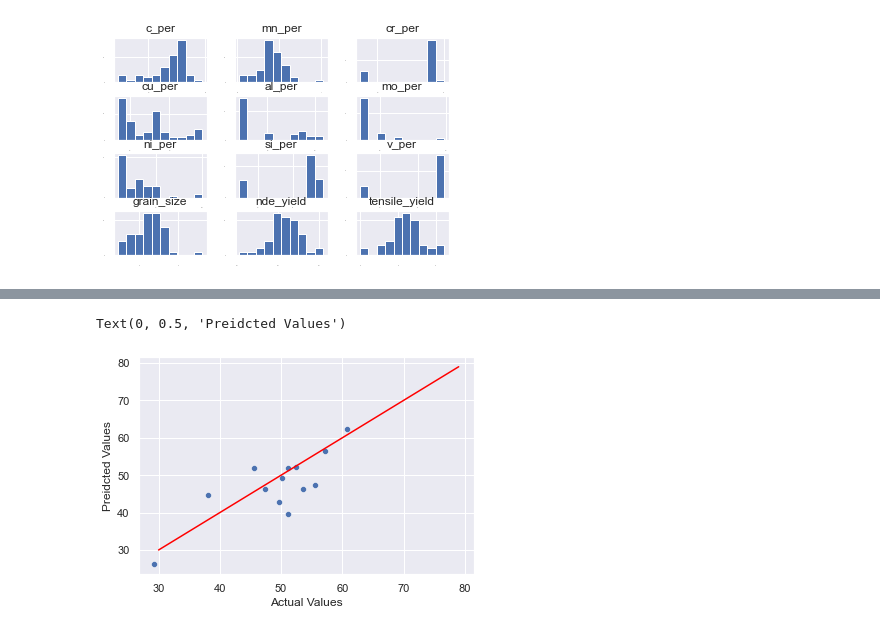
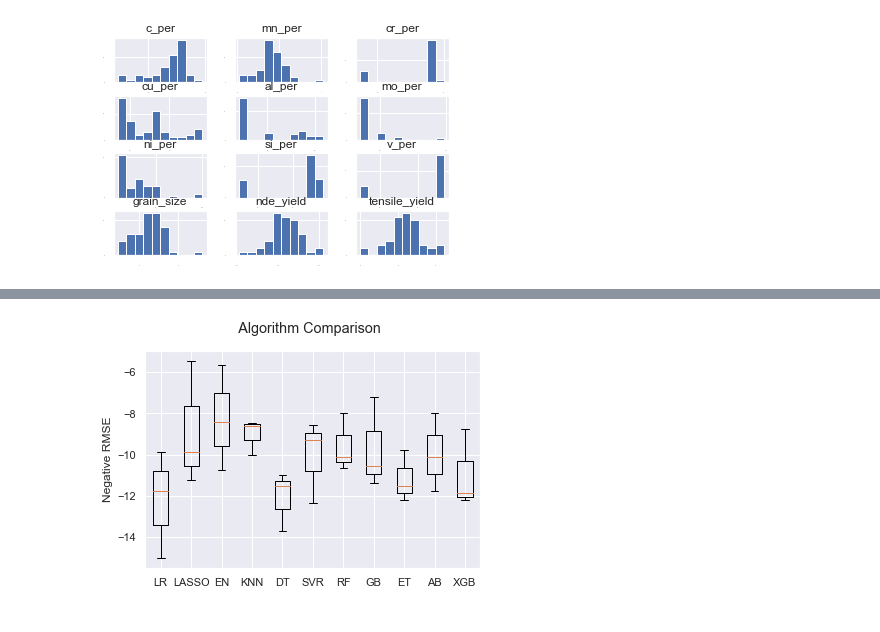
Before and after one commit to nombreinvicto/DeepLearning, a Jupyter notebook: job_exams/mmt_coding.ipynb, the cells around one changed output, grey strips where cells are left out. Saved outputs shown, nothing was run; the diff lists cells and outputs as text; code cells hidden in the pictures.

```diff
--- a/job_exams/mmt_coding.ipynb
+++ b/job_exams/mmt_coding.ipynb
@@ -150,18 +160,15 @@ X = ct.fit_transform(X)
 # %%
 # split the dataset into train and validation sets. here we follow a 70-30% split
-validation_size = 0.25
+validation_size = 0.30
 seed = 42
 # now do the split
 X_train, X_validation, Y_train, Y_validation = train_test_split(X, Y, test_size=validation_size, random_state=seed)
 
 # Evaluate an array on algorithms to decide on baseline performance
-#num_folds = int(X.shape[0] * (1 - validation_size))
 num_folds = 3
 scoring = 'neg_root_mean_squared_error'
-#scoring = 'neg_mean_absolute_error'
 
-
-# Spot-Check Algorithms
+# initalise a bunch of regression algorithms for initial baseline performance
 models = []
 models.append(('LR' ,LinearRegression()))
 models.append(('LASSO',Lasso()))
@@ -357,9 +207,10 @@ keras_preds = model.predict(X_validation)
-# %%
-sns.scatterplot(y=keras_preds.ravel(), x=Y_validation)
-ideal_line = list(range(30,80))
-sns.lineplot(x=ideal_line, y=ideal_line, color="red")
-plt.xlabel("Actual Values")
-plt.ylabel("Preidcted Values")
-# %% [output]
-Text(0, 0.5, 'Preidcted Values')
-[figure, removed]
+# %%
+# Compare Algorithms
+fig = plt.figure()
+fig.suptitle(' Algorithm Comparison' )
+ax = fig.add_subplot(111)
+plt.boxplot(results)
+plt.ylabel("Negative RMSE")
+ax.set_xticklabels(names);
+# %% [output]
+[figure, added]
```
Also changed, not shown: parts of 56 cells of this notebook, 1 other file.
